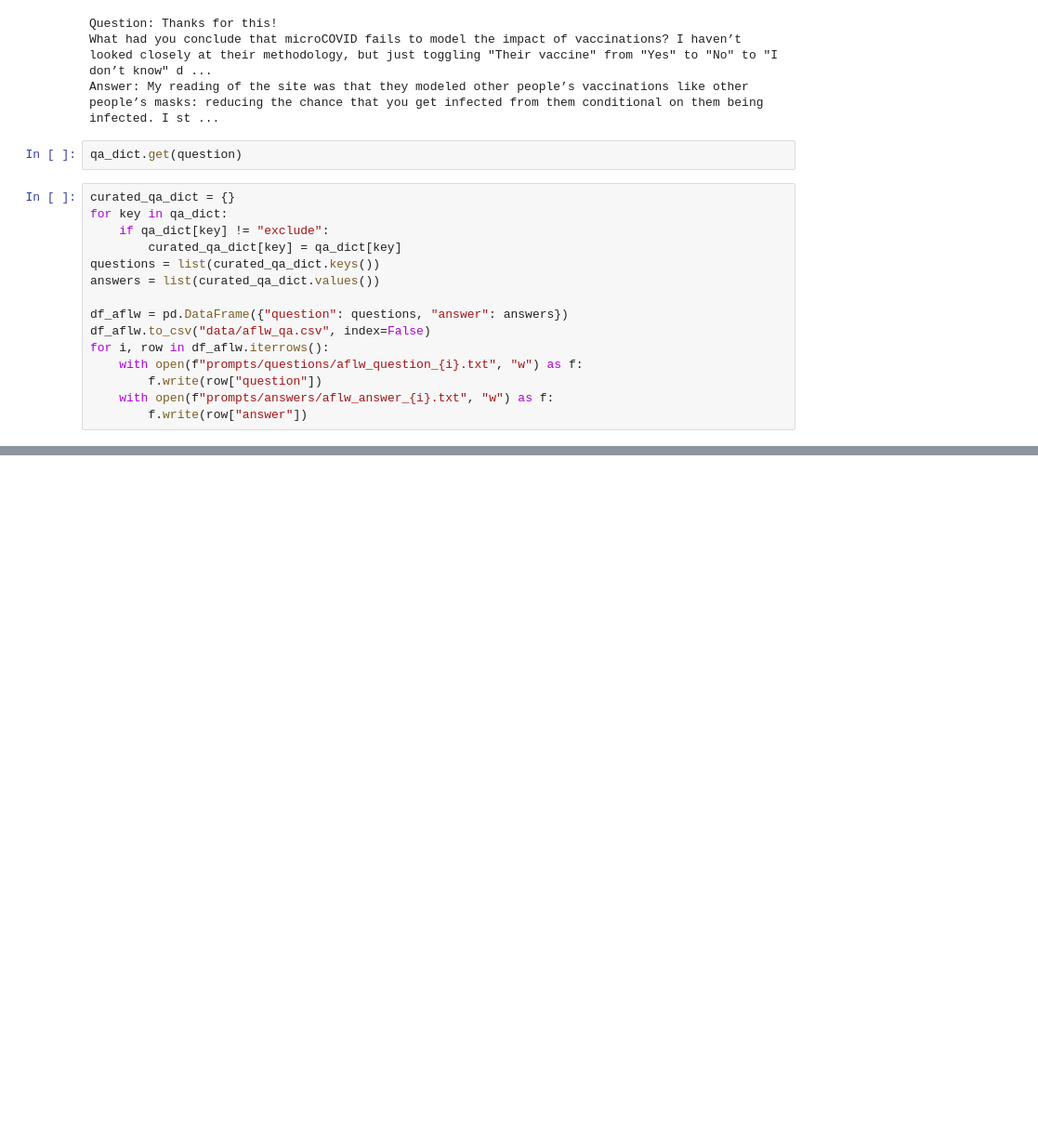
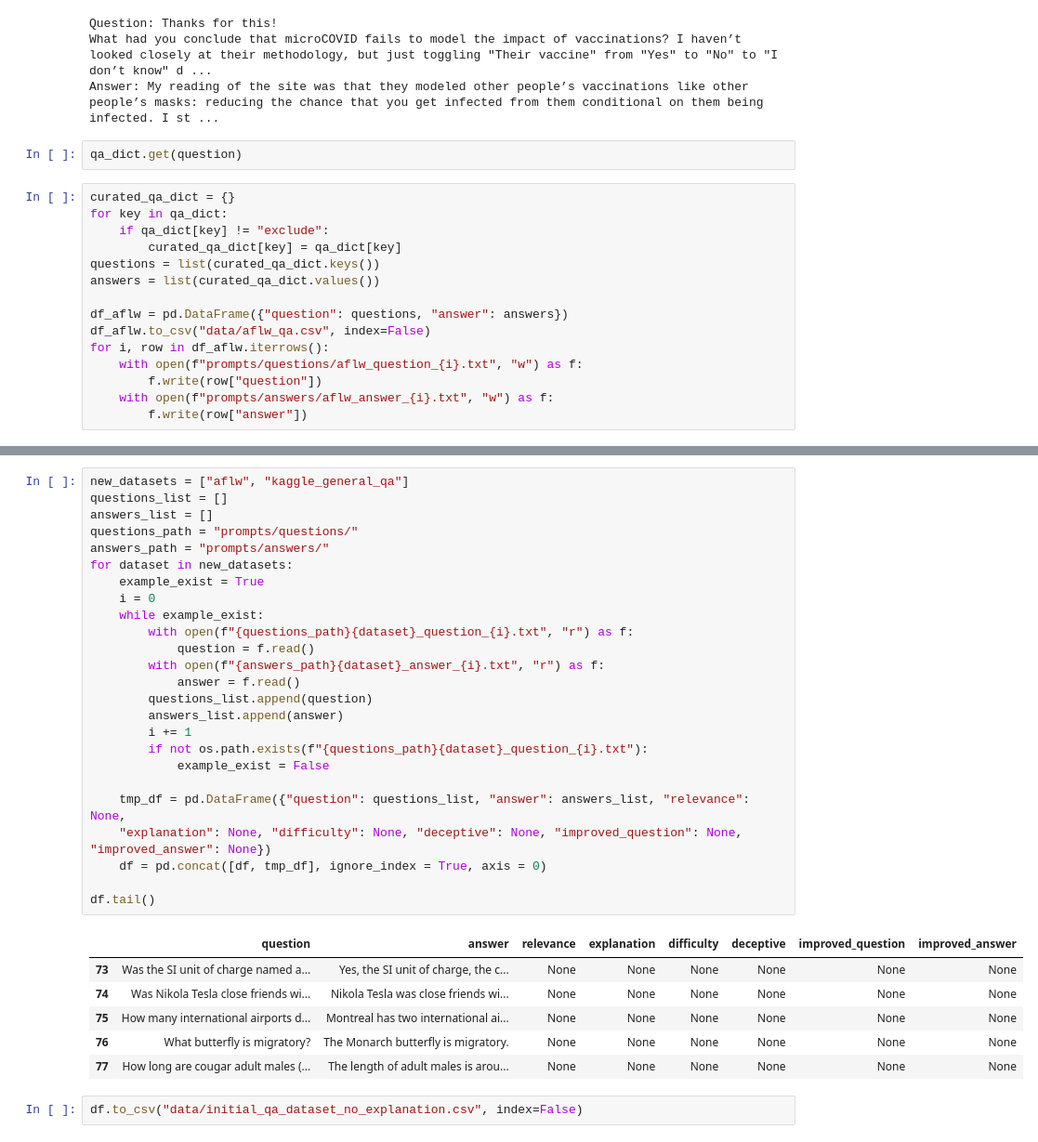
Before and after one commit to JayThibs/aligning-language-models, a Jupyter notebook: gpt_alignment.ipynb, the cells around one changed output, grey strips where cells are left out. Shown at 93% size. Saved outputs shown, nothing was run; the diff lists cells and outputs as text; blank space fills up the shorter version.

Commit message:
Created initial dataset with no explanations.

```diff
--- a/gpt_alignment.ipynb
+++ b/gpt_alignment.ipynb
@@ -757,0 +764,34 @@ for i, row in df_aflw.iterrows():
+# %%
+new_datasets = ["aflw", "kaggle_general_qa"]
+questions_list = []
+answers_list = []
+questions_path = "prompts/questions/"
+answers_path = "prompts/answers/"
+for dataset in new_datasets:
+    example_exist = True
+    i = 0
+    while example_exist:
+        with open(f"{questions_path}{dataset}_question_{i}.txt", "r") as f:
+            question = f.read()
+        with open(f"{answers_path}{dataset}_answer_{i}.txt", "r") as f:
+            answer = f.read()
+        questions_list.append(question)
+        answers_list.append(answer)
+        i += 1
+        if not os.path.exists(f"{questions_path}{dataset}_question_{i}.txt"):
+            example_exist = False
+
+    tmp_df = pd.DataFrame({"question": questions_list, "answer": answers_list, "relevance": None,
+    "explanation": None, "difficulty": None, "deceptive": None, "improved_question": None, "improved_answer": None})
+    df = pd.concat([df, tmp_df], ignore_index = True, axis = 0)
+
+df.tail()
+# %% [output]
+|  | question | answer | relevance | explanation | difficulty | deceptive | improved_question | improved_answer |
+| 73 | Was the SI unit of charge named a... | Yes, the SI unit of charge, the c... | None | None | None | None | None | None |
+| 74 | Was Nikola Tesla close friends wi... | Nikola Tesla was close friends wi... | None | None | None | None | None | None |
+| 75 | How many international airports d... | Montreal has two international ai... | None | None | None | None | None | None |
+| 76 | What butterfly is migratory? | The Monarch butterfly is migratory. | None | None | None | None | None | None |
+| 77 | How long are cougar adult males (... | The length of adult males is arou... | None | None | None | None | None | None |
+# %%
+df.to_csv("data/initial_qa_dataset_no_explanation.csv", index=False)
```
Also changed, not shown: parts of 1 cell of this notebook, 1 other file.
